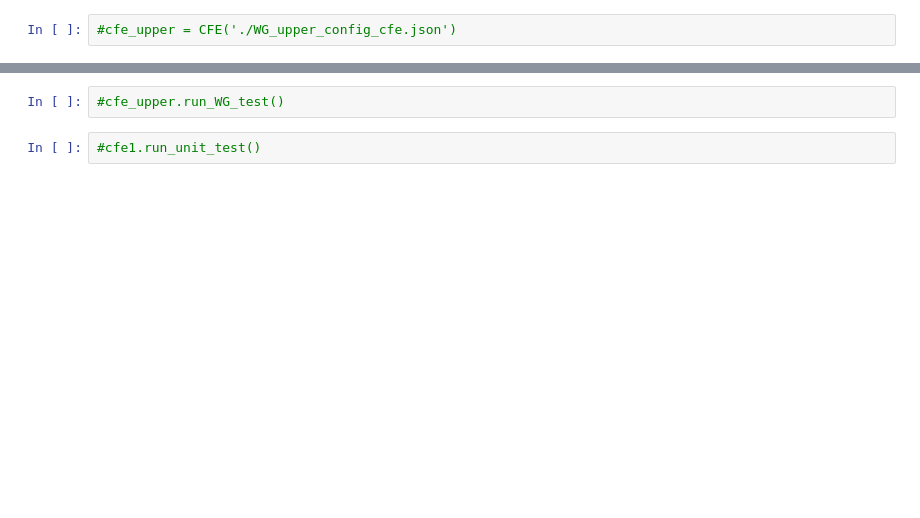
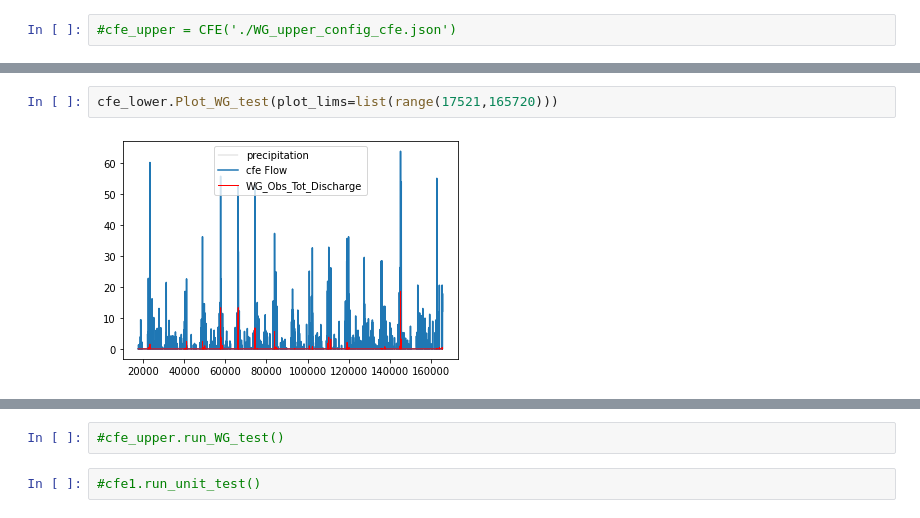
Before and after one commit to NWC-CUAHSI-Summer-Institute/NextGen_NWM_ModnProcess_Dev, a Jupyter notebook: cfe.ipynb, the cells around one changed output, grey strips where cells are left out. Saved outputs shown, nothing was run; the diff lists cells and outputs as text; blank space fills up the shorter version.

```diff
--- a/cfe.ipynb
+++ b/cfe.ipynb
@@ -781,0 +944,4 @@ final gw.storage:   0.0100
+# %%
+cfe_lower.Plot_WG_test(plot_lims=list(range(17521,165720)))
+# %% [output]
+[figure, added]
```
Also changed, not shown: parts of 23 cells of this notebook, 15 other files.
